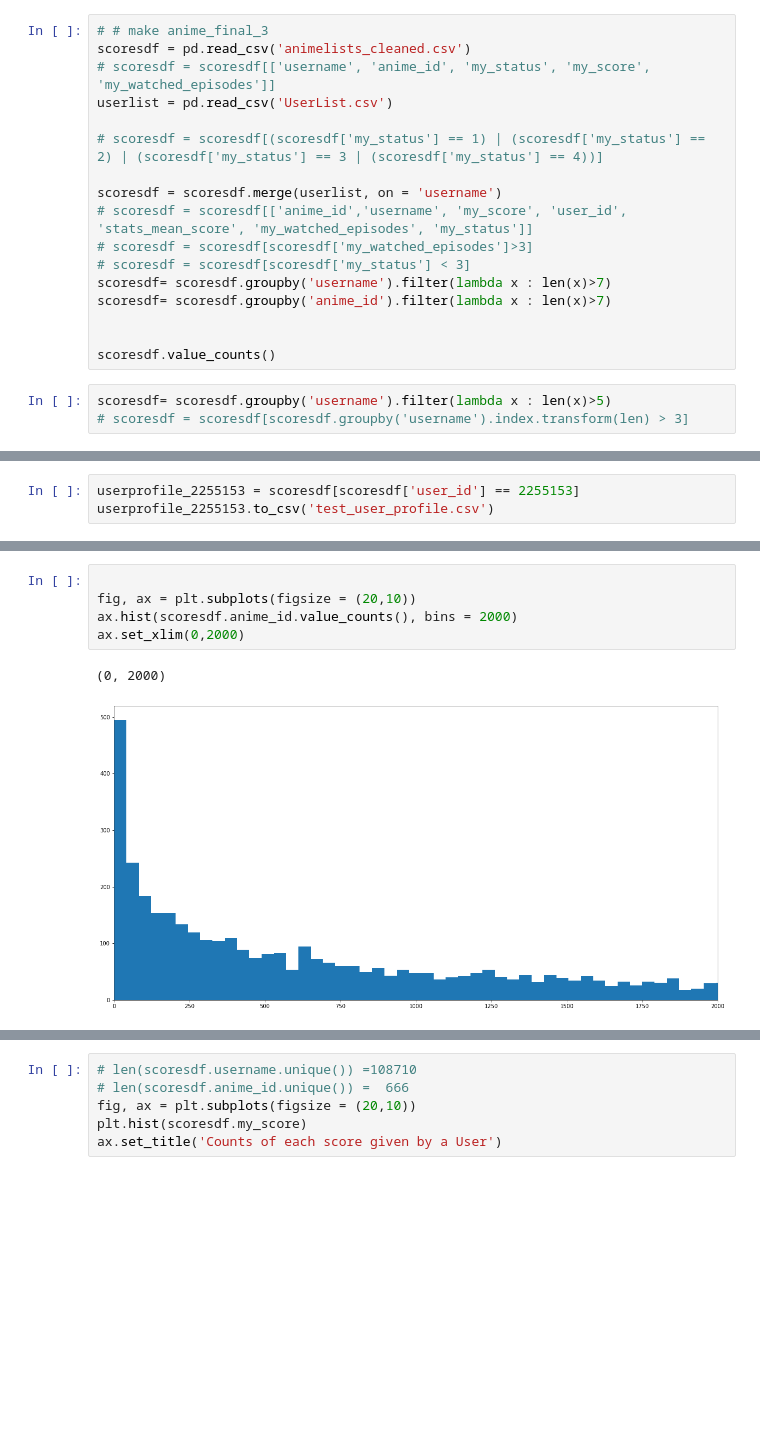
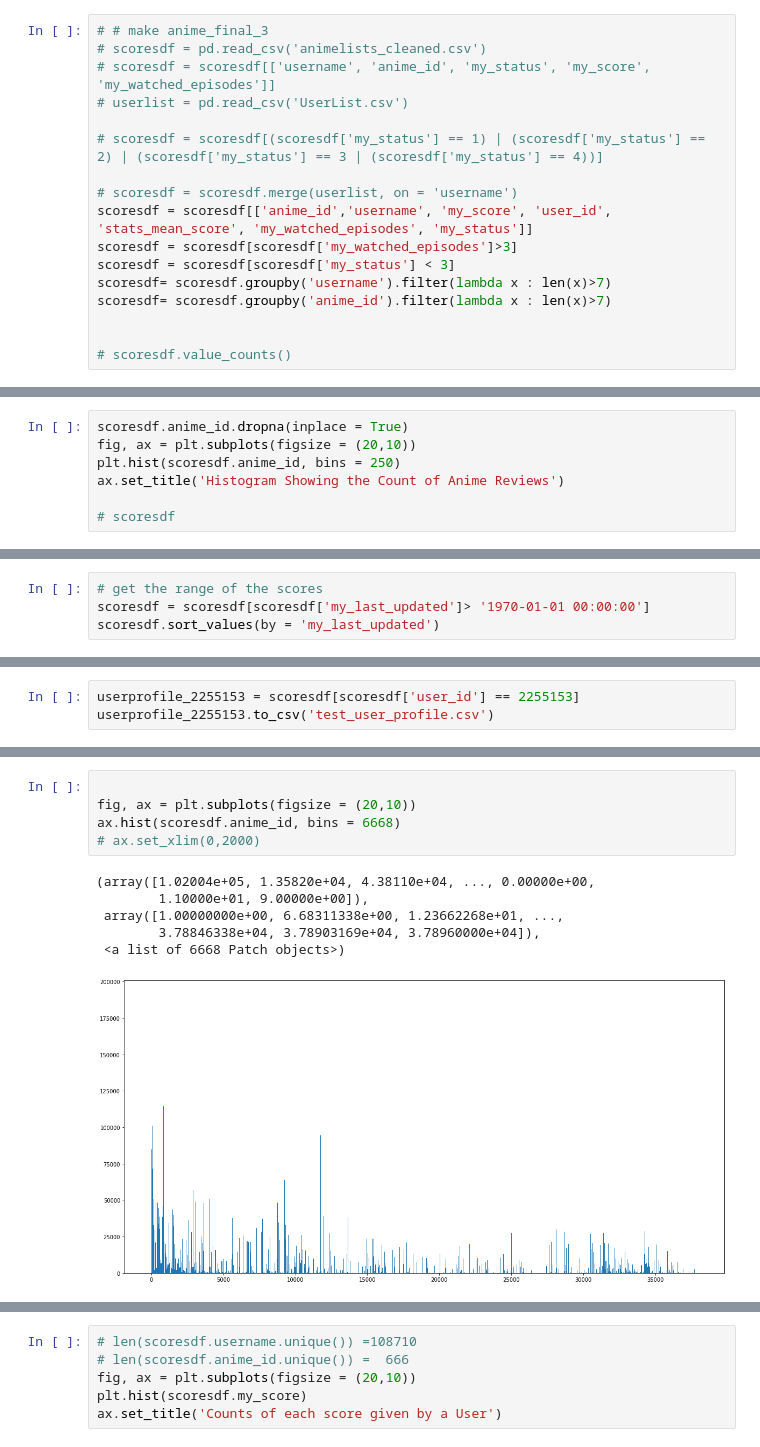
Before and after one commit to Jameshskelton/Anime_Recommender, a Jupyter notebook: myanimelist/EDA-myanimelist.ipynb, the cells around one changed output, grey strips where cells are left out. Saved outputs shown, nothing was run; the diff lists cells and outputs as text; blank space fills up the shorter version.

Commit message:
added some graphs, finished running tests on big data emr

```diff
--- a/myanimelist/EDA-myanimelist.ipynb
+++ b/myanimelist/EDA-myanimelist.ipynb
@@ -37,21 +57,18 @@ scoresdf
 31284030 rows × 11 columns
 # %%
 # # make anime_final_3
-scoresdf = pd.read_csv('animelists_cleaned.csv')
+# scoresdf = pd.read_csv('animelists_cleaned.csv')
 # scoresdf = scoresdf[['username', 'anime_id', 'my_status', 'my_score', 'my_watched_episodes']]
-userlist = pd.read_csv('UserList.csv')
+# userlist = pd.read_csv('UserList.csv')
 
 # scoresdf = scoresdf[(scoresdf['my_status'] == 1) | (scoresdf['my_status'] == 2) | (scoresdf['my_status'] == 3 | (scoresdf['my_status'] == 4))]
 
-scoresdf = scoresdf.merge(userlist, on = 'username')
-# scoresdf = scoresdf[['anime_id','username', 'my_score', 'user_id', 'stats_mean_score', 'my_watched_episodes', 'my_status']]
-# scoresdf = scoresdf[scoresdf['my_watched_episodes']>3]
-# scoresdf = scoresdf[scoresdf['my_status'] < 3]
+# scoresdf = scoresdf.merge(userlist, on = 'username')
+scoresdf = scoresdf[['anime_id','username', 'my_score', 'user_id', 'stats_mean_score', 'my_watched_episodes', 'my_status']]
+scoresdf = scoresdf[scoresdf['my_watched_episodes']>3]
+scoresdf = scoresdf[scoresdf['my_status'] < 3]
 scoresdf= scoresdf.groupby('username').filter(lambda x : len(x)>7)
 scoresdf= scoresdf.groupby('anime_id').filter(lambda x : len(x)>7)
 
 
-scoresdf.value_counts()
+# scoresdf.value_counts()
-# %%
-scoresdf= scoresdf.groupby('username').filter(lambda x : len(x)>5)
-# scoresdf = scoresdf[scoresdf.groupby('username').index.transform(len) > 3]
@@ -71,0 +111,7 @@ scoresdf.to_csv('final_anime.csv')
+# %%
+scoresdf.anime_id.dropna(inplace = True)
+fig, ax = plt.subplots(figsize = (20,10))
+plt.hist(scoresdf.anime_id, bins = 250)
+ax.set_title('Histogram Showing the Count of Anime Reviews')
+
+# scoresdf
@@ -71,0 +139,4 @@ scoresdf.to_csv('final_anime.csv')
+# %%
+# get the range of the scores
+scoresdf = scoresdf[scoresdf['my_last_updated']> '1970-01-01 00:00:00']
+scoresdf.sort_values(by = 'my_last_updated')
@@ -75,9 +254,13 @@ userprofile_2255153.to_csv('test_user_profile.csv')
 # %%
 
 fig, ax = plt.subplots(figsize = (20,10))
-ax.hist(scoresdf.anime_id.value_counts(), bins = 2000)
-ax.set_xlim(0,2000)
+ax.hist(scoresdf.anime_id, bins = 6668)
+# ax.set_xlim(0,2000)
 # %% [output]
-(0, 2000)
+(array([1.02004e+05, 1.35820e+04, 4.38110e+04, ..., 0.00000e+00,
+        1.10000e+01, 9.00000e+00]),
+ array([1.00000000e+00, 6.68311338e+00, 1.23662268e+01, ...,
+        3.78846338e+04, 3.78903169e+04, 3.78960000e+04]),
+ <a list of 6668 Patch objects>)
-[figure, old version]
+[figure, new version]
 # %%
```
Also changed, not shown: parts of 19 cells of this notebook, 1 other file.
